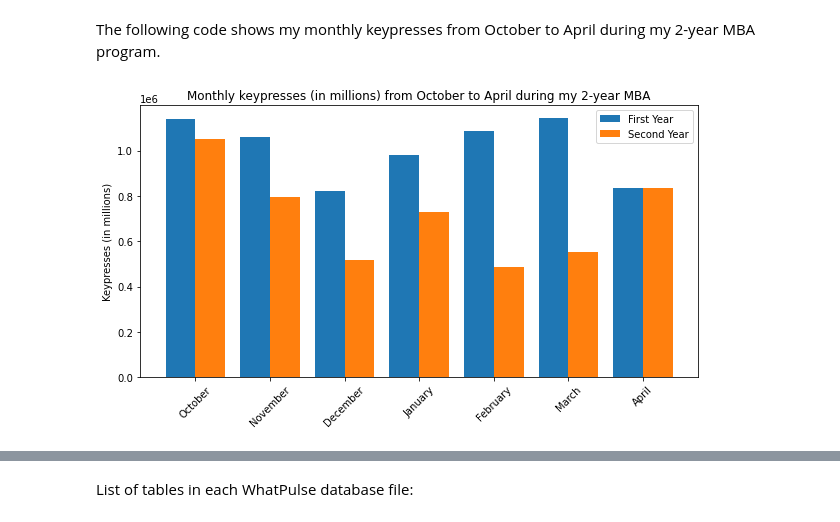
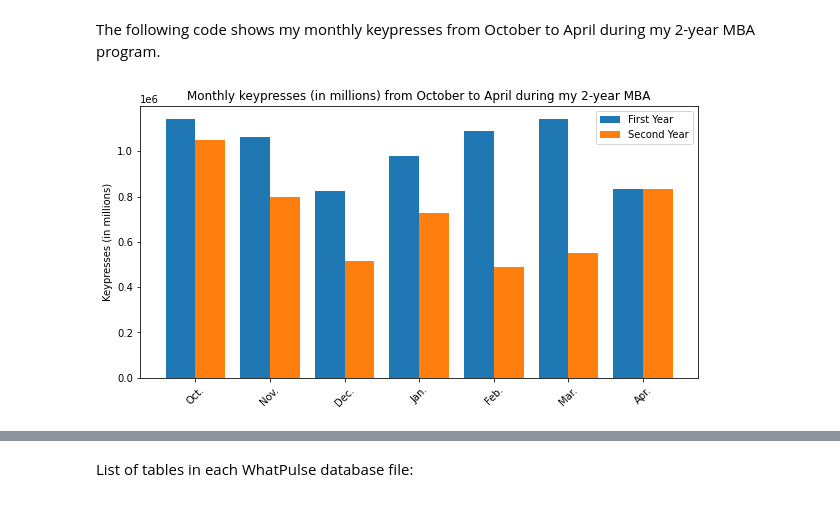
Before and after one commit to kburchfiel/fitbit_steps_and_whatpulse_keypresses_comparison, a Jupyter notebook: whatpulse_viewer_v2.ipynb, the cells around one changed output, grey strips where cells are left out. Cells and saved outputs as stored; diff of their text form; code cells hidden in the pictures.

```diff
--- a/whatpulse_viewer_v2.ipynb
+++ b/whatpulse_viewer_v2.ipynb
@@ -276,18 +283,18 @@ The following code shows my monthly keypresses from October to April during my 2
 # %%
 fig, axes = plt.subplots(figsize=[10, 5])
 fig.set_facecolor('white')
 # Much of the following code was based on:
 # https://matplotlib.org/3.5.0/gallery/lines_bars_and_markers/barchart.html
 df_first_year = df_monthly_keypresses.query("Month >= '2020-10' & Month <= '2021-04'").copy()
 df_second_year = df_monthly_keypresses.query("Month >= '2021-10' & Month <= '2022-04'").copy()
 width = 0.4
 x = np.arange(len(df_first_year))
 axes.bar(x = x - width/2, height = df_first_year['keypresses'], label = 'First Year', width = width)
 axes.bar(x = x + width/2, height = df_second_year['keypresses'], label = 'Second Year', width = width)
-axes.set_xticks(x, ['October', 'November', 'December', 'January', 'February', 'March', 'April'], rotation = 45)
+axes.set_xticks(x, ['Oct.', 'Nov.', 'Dec.', 'Jan.', 'Feb.', 'Mar.', 'Apr.'], rotation = 45)
 plt.legend()
 plt.ylabel('Keypresses (in millions)')
 plt.title('Monthly keypresses (in millions) from October to April during my 2-year MBA')
 plt.savefig('graphs\\monthly_keypresses_during_MBA.png', dpi=400)
 # %% [output]
-[figure, old version]
+[figure, new version]
```
Also changed, not shown: parts of 12 cells of this notebook, 3 other files.
